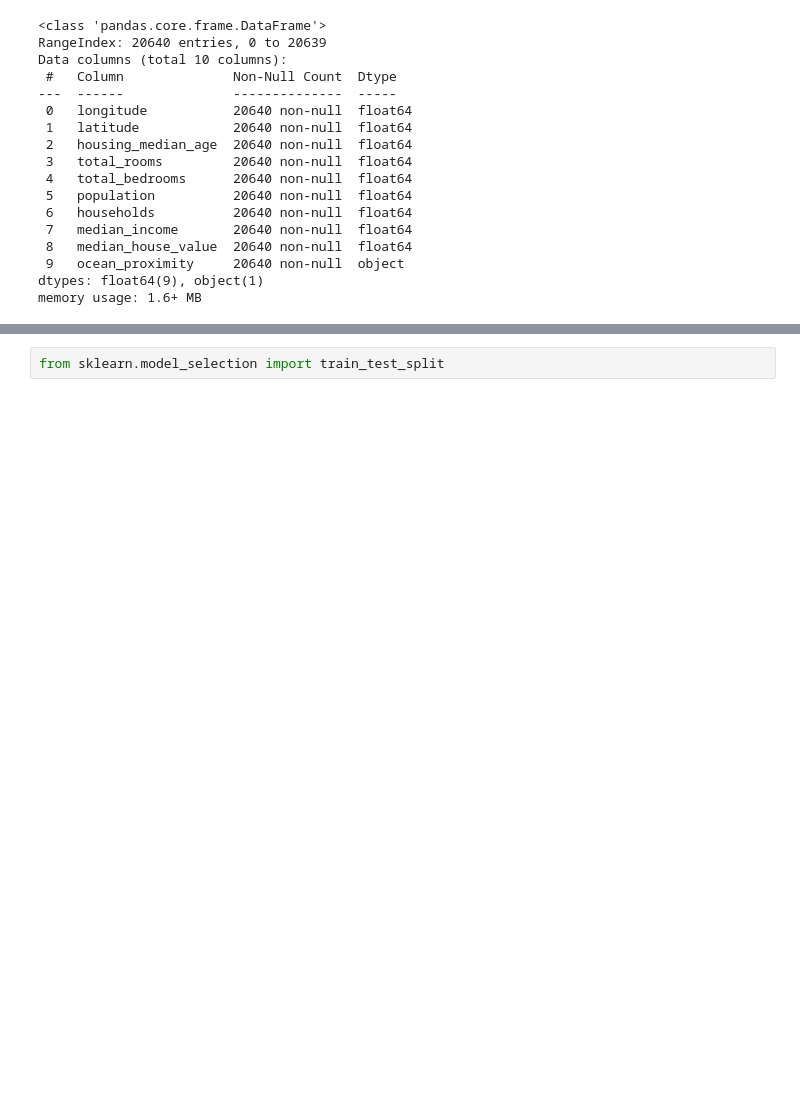
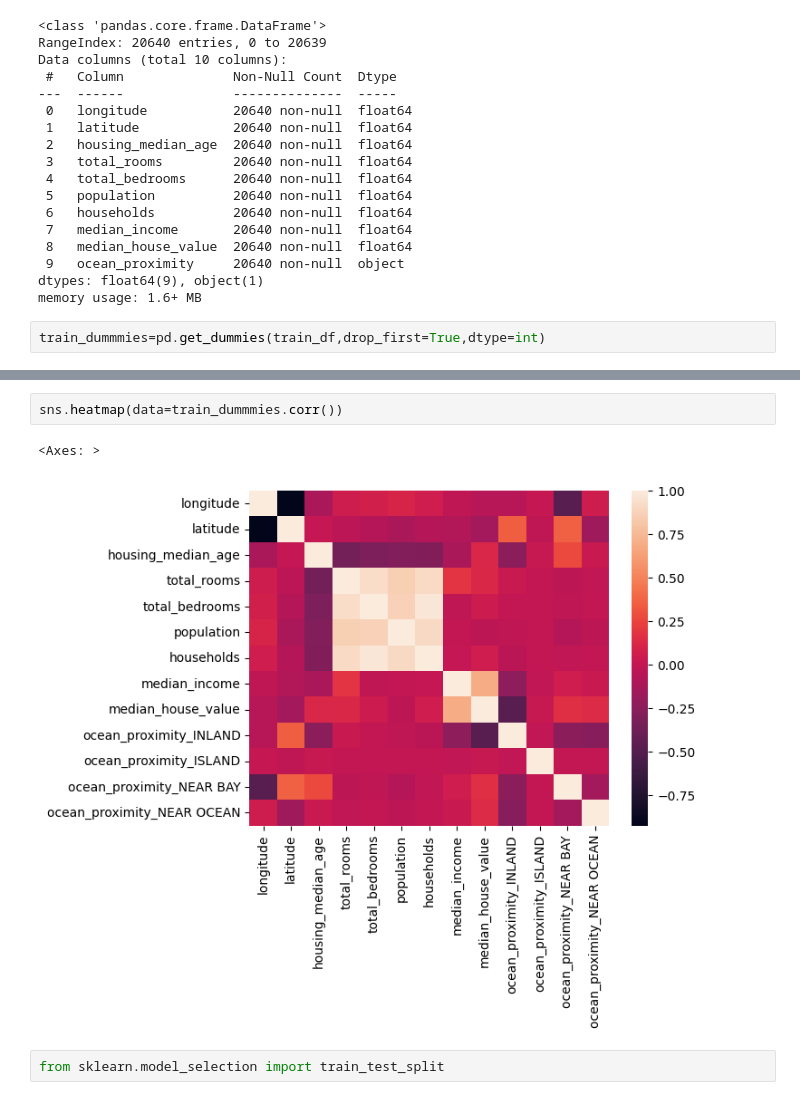
Before and after one commit to utkuseyithanoglu/utku-machine-learning-python-template, a Jupyter notebook: src/new_diffrent_data.ipynb, the cells around one changed output, grey strips where cells are left out. Saved outputs shown, nothing was run; the diff lists cells and outputs as text; blank space fills up the shorter version.

```diff
--- a/src/new_diffrent_data.ipynb
+++ b/src/new_diffrent_data.ipynb
@@ -79,3 +79,5 @@ Data columns (total 10 columns):
  9   ocean_proximity     20640 non-null  object
 dtypes: float64(9), object(1)
 memory usage: 1.6+ MB
+# %%
+train_dummmies=pd.get_dummies(train_df,drop_first=True,dtype=int)
@@ -82,3 +124,8 @@ memory usage: 1.6+ MB
+# %%
+sns.heatmap(data=train_dummmies.corr())
+# %% [output]
+<Axes: >
+[figure, added]
 # %%
 from sklearn.model_selection import train_test_split
 # %%
```
Also changed, not shown: parts of 48 cells of this notebook, 1 other file.
